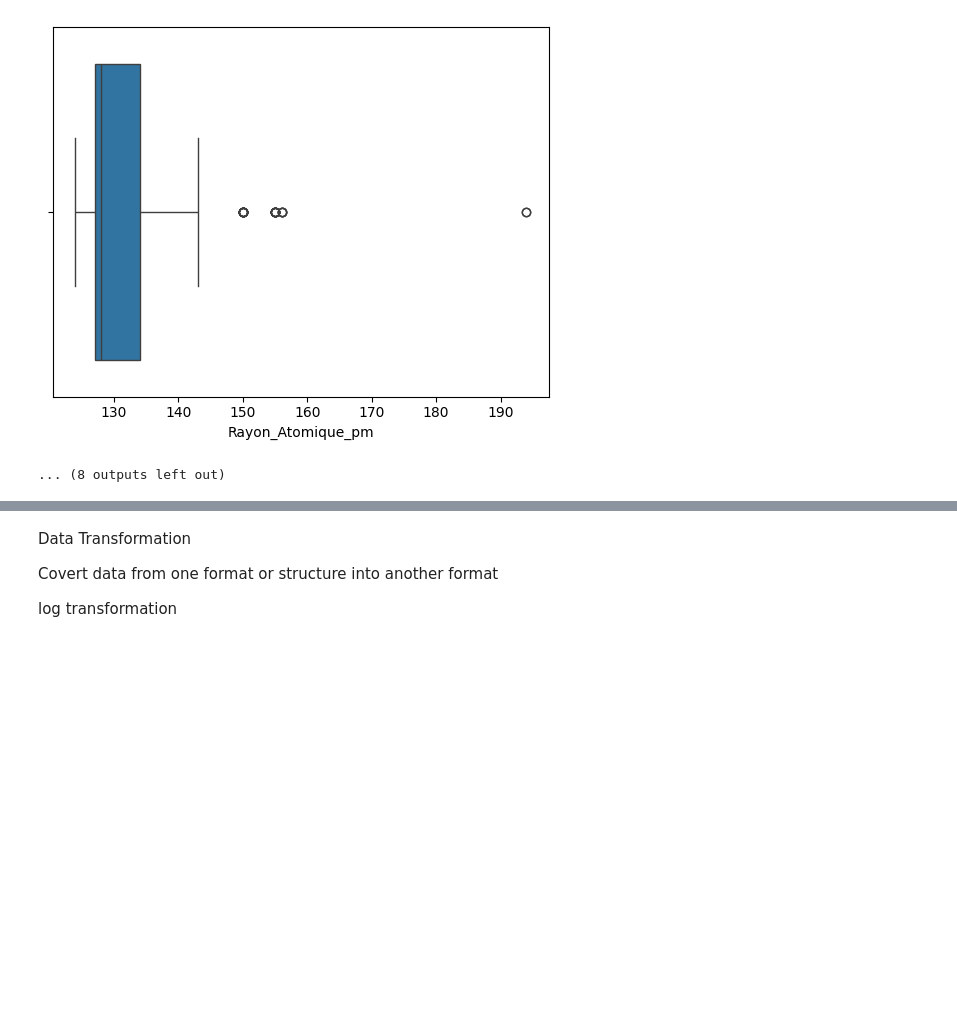
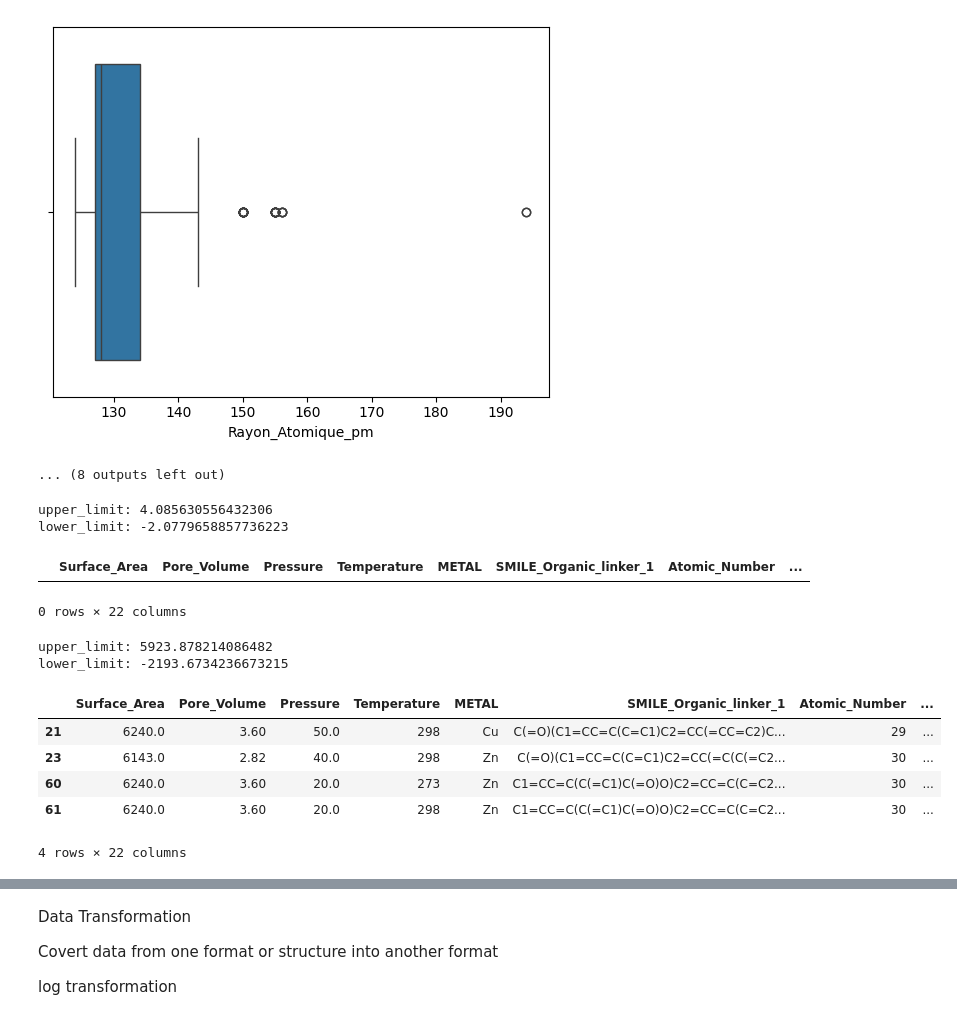
Before and after one commit to huliyao1115/Hello-world, a Jupyter notebook: Wrong SMILES Delete.ipynb, the cells around one changed output, grey strips where cells are left out. Saved outputs shown, nothing was run; the diff lists cells and outputs as text; code cells hidden in the pictures; blank space fills up the shorter version.

```diff
--- a/Wrong SMILES Delete.ipynb
+++ b/Wrong SMILES Delete.ipynb
@@ -132,3 +132,37 @@ for i in df.select_dtypes(include="number").columns:
 [figure]
 [figure]
 ... (8 outputs left out)
+# %%
+# Find the limits
+upper_limit = df['Pore_Volume'].mean() +3*df['Pore_Volume'].std()
+lower_limit = df['Pore_Volume'].mean() -3*df['Pore_Volume'].std()
+print('upper_limit:',upper_limit)
+print('lower_limit:',lower_limit)
+# %% [output]
+upper_limit: 4.085630556432306
+lower_limit: -2.0779658857736223
+# %%
+# Find the outliers
+df.loc[(df['Pore_Volume'] > upper_limit) | (df['Pore_Volume']< lower_limit)]
+# %% [output]
+|  | Surface_Area | Pore_Volume | Pressure | Temperature | METAL | SMILE_Organic_linker_1 | Atomic_Number | ... |
+0 rows × 22 columns
+# %%
+# Find the limits
+upper_limit = df['Surface_Area'].mean() +3*df['Surface_Area'].std()
+lower_limit = df['Surface_Area'].mean() -3*df['Surface_Area'].std()
+print('upper_limit:',upper_limit)
+print('lower_limit:',lower_limit)
+# %% [output]
+upper_limit: 5923.878214086482
+lower_limit: -2193.6734236673215
+# %%
+# Find the outliers
+df.loc[(df['Surface_Area'] > upper_limit) | (df['Surface_Area']< lower_limit)]
+# %% [output]
+|  | Surface_Area | Pore_Volume | Pressure | Temperature | METAL | SMILE_Organic_linker_1 | Atomic_Number | ... |
+| 21 | 6240.0 | 3.60 | 50.0 | 298 | Cu | C(=O)(C1=CC=C(C=C1)C2=CC(=CC=C2)C... | 29 | ... |
+| 23 | 6143.0 | 2.82 | 40.0 | 298 | Zn | C(=O)(C1=CC=C(C=C1)C2=CC(=C(C(=C2... | 30 | ... |
+| 60 | 6240.0 | 3.60 | 20.0 | 273 | Zn | C1=CC=C(C(=C1)C(=O)O)C2=CC=C(C=C2... | 30 | ... |
+| 61 | 6240.0 | 3.60 | 20.0 | 298 | Zn | C1=CC=C(C(=C1)C(=O)O)C2=CC=C(C=C2... | 30 | ... |
+4 rows × 22 columns
```
Also changed, not shown: parts of 11 cells of this notebook.
